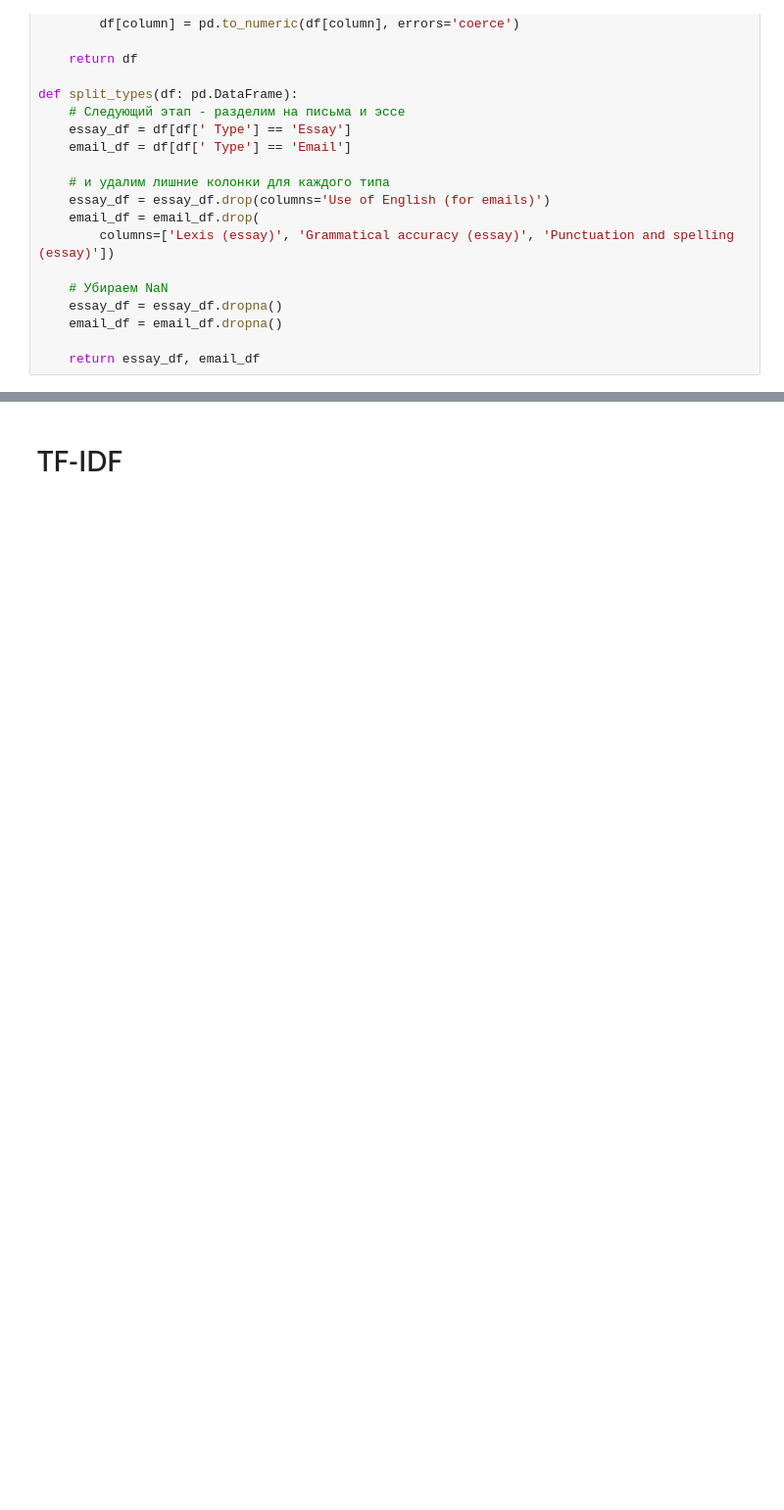
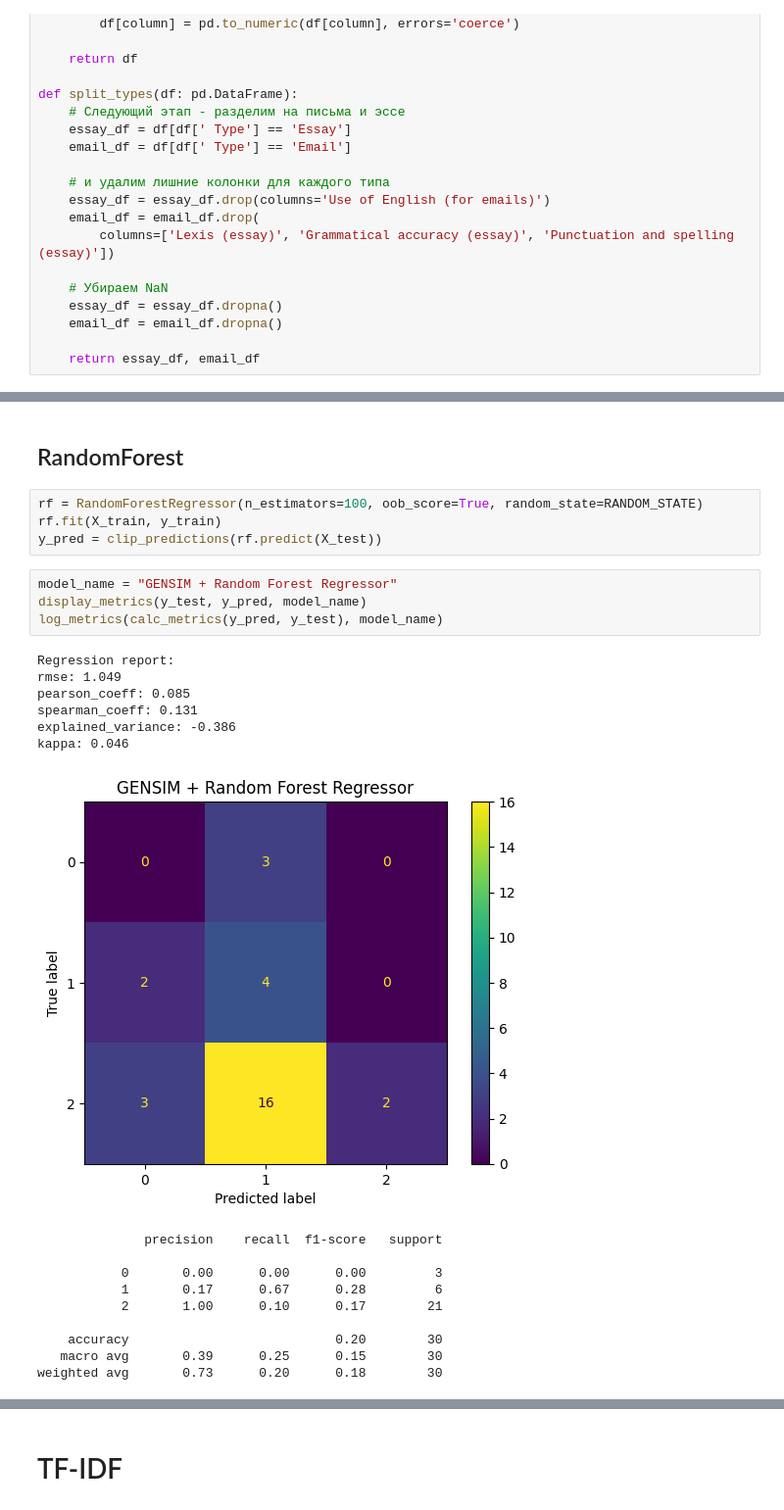
Before and after one commit to Pixel-Pirate-Coder/AutoGrade-ENG-Writing, a Jupyter notebook: notebooks/model_selection/01_basic_ml_models.ipynb, the cells around one changed output, grey strips where cells are left out. Shown at 98% size. Saved outputs shown, nothing was run; the diff lists cells and outputs as text; blank space fills up the shorter version.

```diff
--- a/notebooks/model_selection/01_basic_ml_models.ipynb
+++ b/notebooks/model_selection/01_basic_ml_models.ipynb
@@ -403,0 +1066,27 @@ weighted avg       0.64      0.80      0.71        86
+# %% [markdown]
+## RandomForest
+# %%
+rf = RandomForestRegressor(n_estimators=100, oob_score=True, random_state=RANDOM_STATE)
+rf.fit(X_train, y_train)
+y_pred = clip_predictions(rf.predict(X_test))
+# %%
+model_name = "GENSIM + Random Forest Regressor"
+display_metrics(y_test, y_pred, model_name)
+log_metrics(calc_metrics(y_pred, y_test), model_name)
+# %% [output]
+Regression report:
+rmse: 1.049
+pearson_coeff: 0.085
+spearman_coeff: 0.131
+explained_variance: -0.386
+kappa: 0.046
+[figure, added]
+              precision    recall  f1-score   support
+
+           0       0.00      0.00      0.00         3
+           1       0.17      0.67      0.28         6
+           2       1.00      0.10      0.17        21
+
+    accuracy                           0.20        30
+   macro avg       0.39      0.25      0.15        30
+weighted avg       0.73      0.20      0.18        30
```
Also changed, not shown: parts of 160 cells of this notebook.
